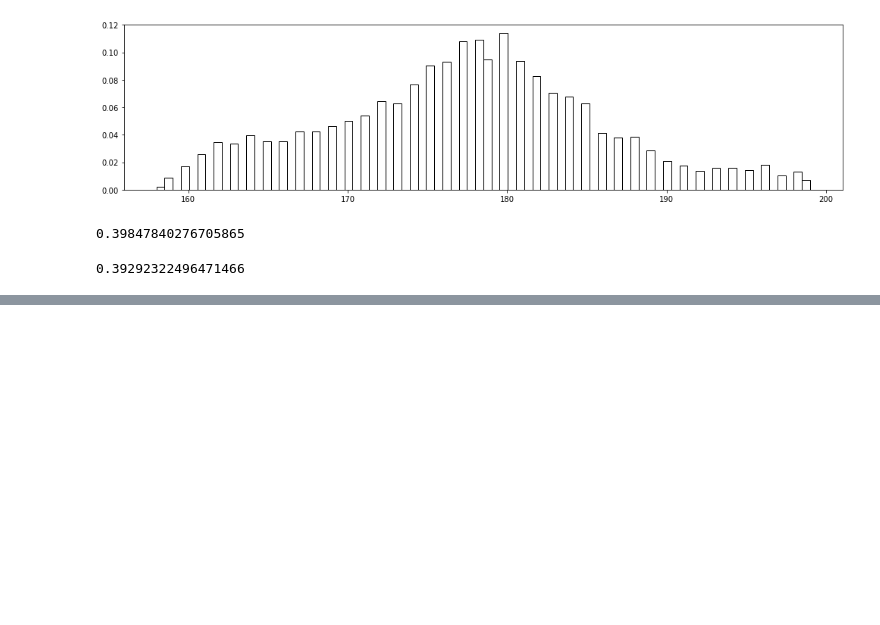
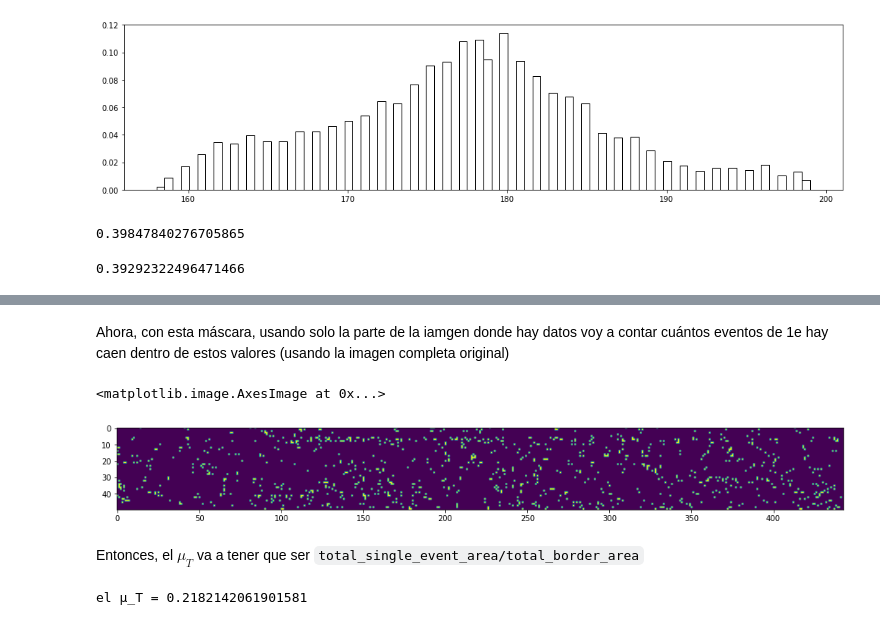
Before and after one commit to Igna11/Tesis-Skipper, a Jupyter notebook: Analisis_Imagenes_descomposicion_eventos.ipynb, the cells around one changed output, grey strips where cells are left out. Saved outputs shown, nothing was run; the diff lists cells and outputs as text; code cells hidden in the pictures; blank space fills up the shorter version.

````diff
--- a/Analisis_Imagenes_descomposicion_eventos.ipynb
+++ b/Analisis_Imagenes_descomposicion_eventos.ipynb
@@ -210,0 +270,13 @@ fano
+# %% [markdown]
+Ahora, con esta máscara, usando solo la parte de la iamgen donde hay datos voy a contar cuántos eventos de 1e hay caen dentro de estos valores (usando la imagen completa original)
+# %%
+# cuento eventos de un electrón solo en la máscara
+img_1e = np.where(mask!=0, img_e, 0)
+plt.figure(figsize=(17,2))
+plt.imshow(img_1e, vmin=0, vmax=1)
+# descomentar para constatar que las que sobreviven caen sobre las polleras
+#plt.figure(figsize=(17,2))
+#plt.imshow((img_1e*2 + mask), vmin=0, vmax=2)
+# %% [output]
+<matplotlib.image.AxesImage at 0x...>
+[figure, added]
@@ -210,0 +287,7 @@ fano
+# %% [markdown]
+Entonces, el $\mu_{T}$ va a tener que ser ```total_single_event_area/total_border_area```
+# %%
+mu_T = total_single_event_area / total_border_area
+print(f"el µ_T = {mu_T}")
+# %% [output]
+el µ_T = 0.2182142061901581
````
Also changed, not shown: parts of 20 cells of this notebook, 1 other file.
